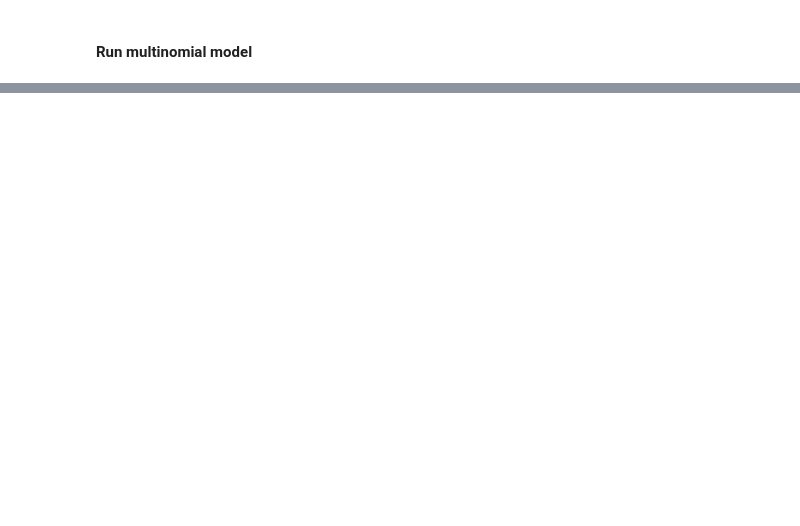
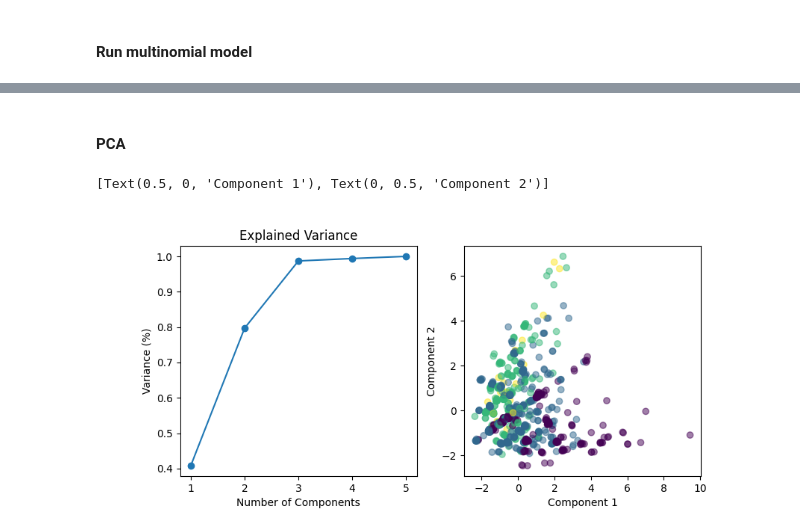
Before and after one commit to Qu-DOS/QuantumPrimer.jl, a Jupyter notebook: notebooks/skewness_multinomial_logistic_regression.ipynb, the cells around one changed output, grey strips where cells are left out. Saved outputs shown, nothing was run; the diff lists cells and outputs as text; code cells hidden in the pictures; blank space fills up the shorter version.

Commit message:
Clean up notebooks + add PCA tSNE reductions

```diff
--- a/notebooks/skewness_multinomial_logistic_regression.ipynb
+++ b/notebooks/skewness_multinomial_logistic_regression.ipynb
@@ -300,0 +207,32 @@ pyplot.show()
+# %% [markdown]
+#### PCA
+# %%
+# Features and labels
+X, y = np.column_stack((variance_series, skewness_series, kurtosis_series, fifth_mom_series, sixth_mom_series)), frustr_series
+
+import numpy as np
+from sklearn.decomposition import PCA
+from sklearn.preprocessing import StandardScaler
+
+# Features and labels
+X, y = np.column_stack((variance_series, skewness_series, kurtosis_series, fifth_mom_series, sixth_mom_series)), frustr_series
+
+# Standardize the features
+scaler = StandardScaler()
+X_scaled = scaler.fit_transform(X)
+
+# Apply reduction
+dim_reduction = PCA()  # You can change the number of components
+X_dr = dim_reduction.fit_transform(X_scaled)
+
+# Plot
+fig, axs = pyplot.subplots(1, 2, figsize=(9, 4))
+pca = PCA().fit(X_scaled)
+axs[0].plot(range(1, len(pca.explained_variance_ratio_)+1), np.cumsum(pca.explained_variance_ratio_))
+axs[0].scatter(range(1, len(pca.explained_variance_ratio_)+1), np.cumsum(pca.explained_variance_ratio_))
+axs[0].set(xlabel='Number of Components', ylabel='Variance (%)', title='Explained Variance')
+axs[1].scatter(X_dr[:, 0], X_dr[:, 1], c=y, cmap='viridis', alpha=0.5)
+axs[1].set(xlabel='Component 1', ylabel='Component 2')
+# %% [output]
+[Text(0.5, 0, 'Component 1'), Text(0, 0.5, 'Component 2')]
+[figure, added]
```
Also changed, not shown: parts of 8 cells of this notebook.
